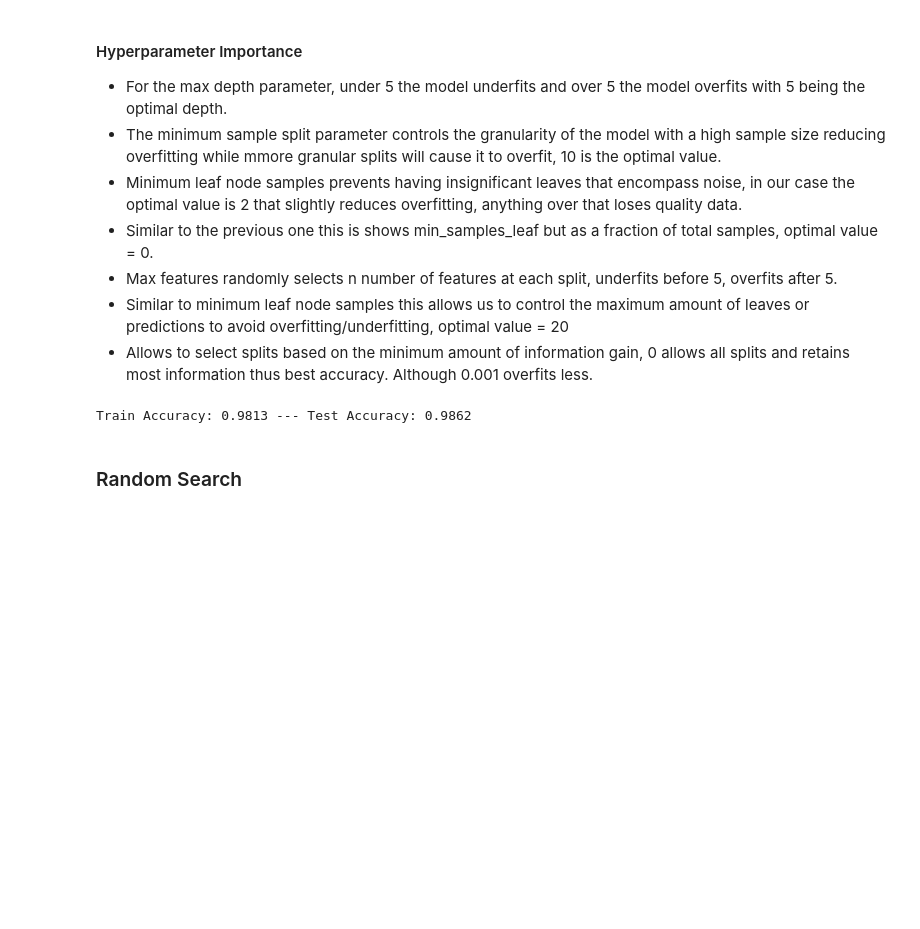
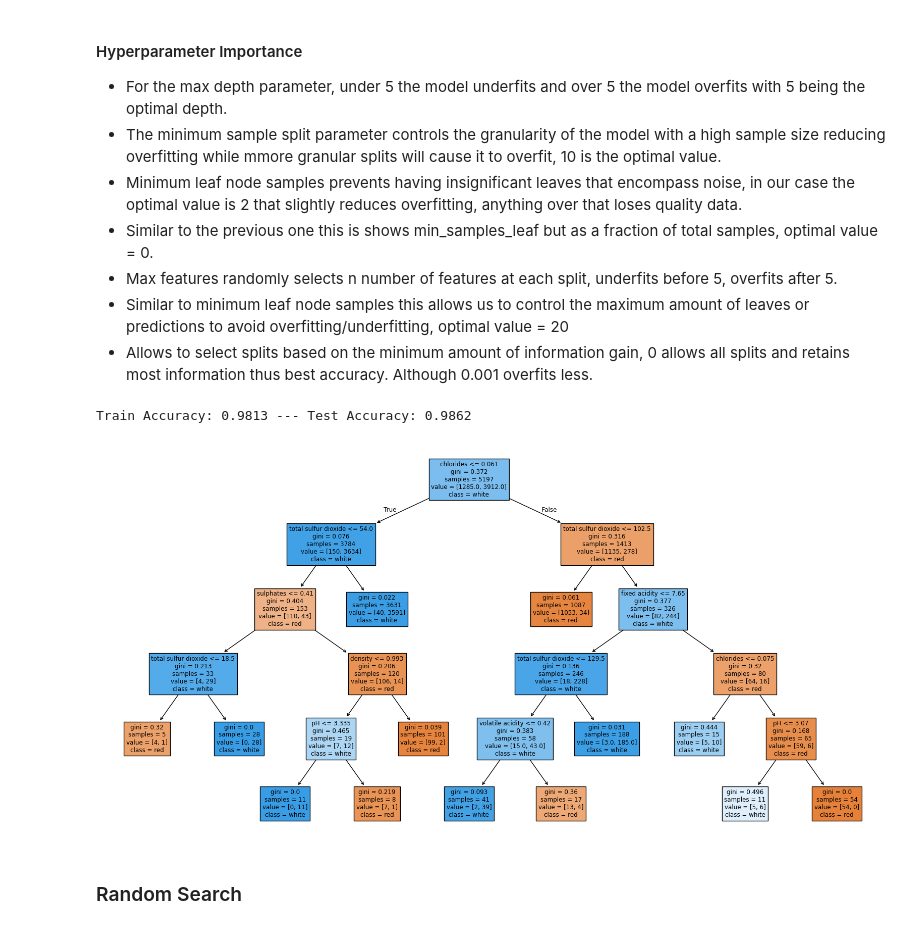
Before and after one commit to BPerju/sigmoid_assignments, a Jupyter notebook: 06_decision_trees.ipynb, the cells around one changed output. Cells and saved outputs as stored; diff of their text form; code cells hidden in the pictures; blank space fills up the shorter version.

Commit message:
Added plot tree

```diff
--- a/06_decision_trees.ipynb
+++ b/06_decision_trees.ipynb
@@ -155,22 +155,28 @@ plt.show()
 # %%
 # Optimal Hyperparameters based on the previous plots
 hyperparameters =  {
     'max_depth': 5,
     'min_samples_split': 10,
     'min_samples_leaf': 2,
     'min_weight_fraction_leaf': 0.0,
     'max_features': 5,
     'max_leaf_nodes': 20,
     'min_impurity_decrease': 0.001
 }
 
 model = DecisionTreeClassifier(random_state=42, **hyperparameters).fit(X_train, y_train)
 train_score = accuracy_score(y_train, model.predict(X_train))
 test_score = accuracy_score(y_test, model.predict(X_test))
 
 print(f"Train Accuracy: {train_score:.4f} --- Test Accuracy: {test_score:.4f}")
+
+#Plot the tree
+plt.figure(figsize=(20,10))
+plot_tree(model, filled=True, feature_names=X.columns, class_names=['red', 'white'])
+plt.show()
 # %% [output]
 Train Accuracy: 0.9813 --- Test Accuracy: 0.9862
+[figure, added]
 # %% [markdown]
 ### Random Search
 # %%
```
